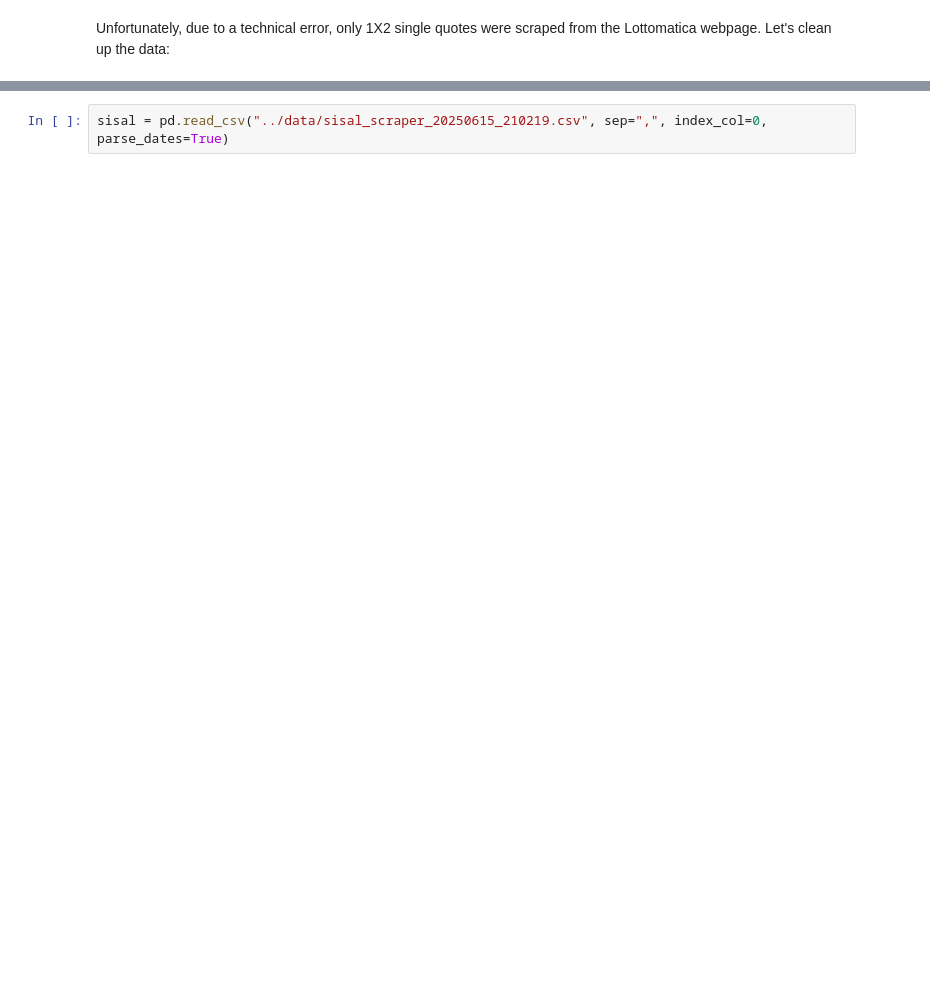
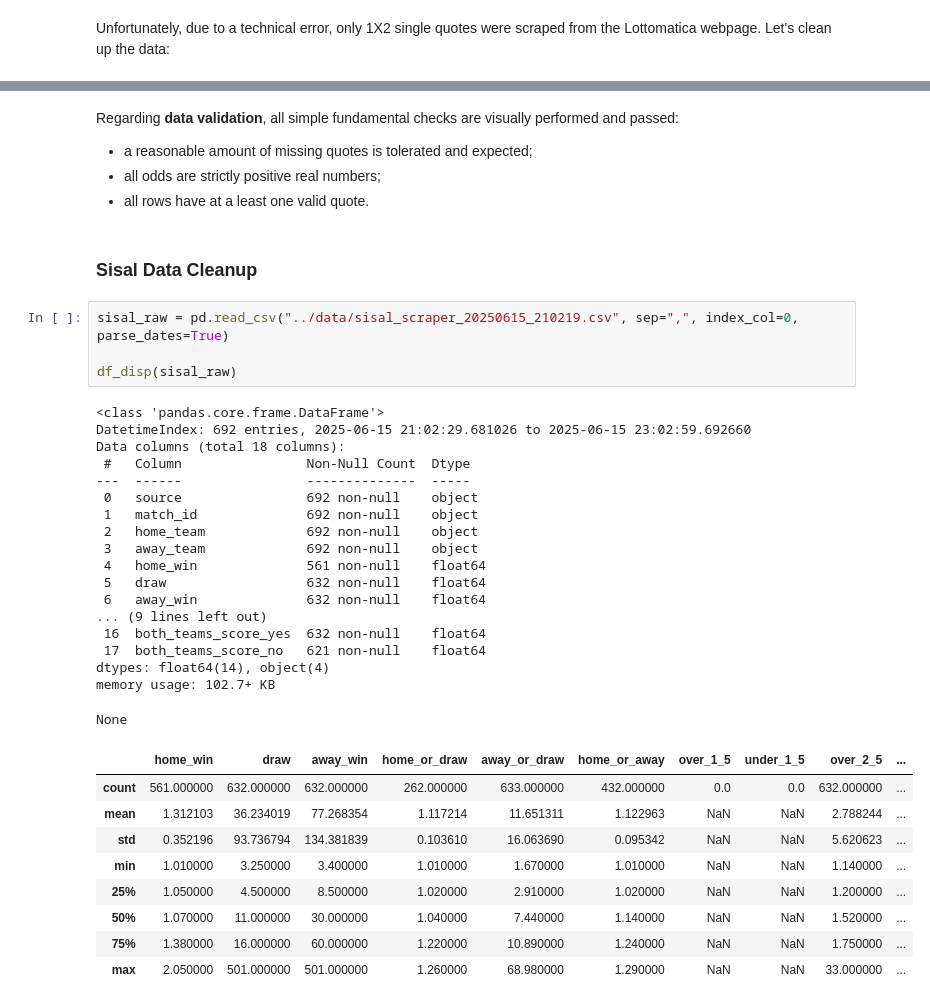
Before and after one commit to GabrieleDiCorato/aida-arbitrage-betting, a Jupyter notebook: notebooks/arbitrage_analysis.ipynb, the cells around one changed output, grey strips where cells are left out. Drawn from its saved outputs; the diff is of its cells as text; blank space fills up the shorter version.

```diff
--- a/notebooks/arbitrage_analysis.ipynb
+++ b/notebooks/arbitrage_analysis.ipynb
@@ -135,2 +186,40 @@ lotto.head()
+# %% [markdown]
+Regarding **data validation**, all simple fundamental checks are visually performed and passed:
+
+- a reasonable amount of missing quotes is tolerated and expected;
+- all odds are strictly positive real numbers;
+- all rows have at a least one valid quote.
+# %% [markdown]
+### Sisal Data Cleanup
 # %%
-sisal = pd.read_csv("../data/sisal_scraper_20250615_210219.csv", sep=",", index_col=0, parse_dates=True)
+sisal_raw = pd.read_csv("../data/sisal_scraper_20250615_210219.csv", sep=",", index_col=0, parse_dates=True)
+
+df_disp(sisal_raw)
+# %% [output]
+<class 'pandas.core.frame.DataFrame'>
+DatetimeIndex: 692 entries, 2025-06-15 21:02:29.681026 to 2025-06-15 23:02:59.692660
+Data columns (total 18 columns):
+ #   Column                Non-Null Count  Dtype
+---  ------                --------------  -----
+ 0   source                692 non-null    object
+ 1   match_id              692 non-null    object
+ 2   home_team             692 non-null    object
+ 3   away_team             692 non-null    object
+ 4   home_win              561 non-null    float64
+ 5   draw                  632 non-null    float64
+ 6   away_win              632 non-null    float64
+... (9 lines left out)
+ 16  both_teams_score_yes  632 non-null    float64
+ 17  both_teams_score_no   621 non-null    float64
+dtypes: float64(14), object(4)
+memory usage: 102.7+ KB
+None
+|  | home_win | draw | away_win | home_or_draw | away_or_draw | home_or_away | over_1_5 | under_1_5 | over_2_5 | ... |
+| count | 561.000000 | 632.000000 | 632.000000 | 262.000000 | 633.000000 | 432.000000 | 0.0 | 0.0 | 632.000000 | ... |
+| mean | 1.312103 | 36.234019 | 77.268354 | 1.117214 | 11.651311 | 1.122963 | NaN | NaN | 2.788244 | ... |
+| std | 0.352196 | 93.736794 | 134.381839 | 0.103610 | 16.063690 | 0.095342 | NaN | NaN | 5.620623 | ... |
+| min | 1.010000 | 3.250000 | 3.400000 | 1.010000 | 1.670000 | 1.010000 | NaN | NaN | 1.140000 | ... |
+| 25% | 1.050000 | 4.500000 | 8.500000 | 1.020000 | 2.910000 | 1.020000 | NaN | NaN | 1.200000 | ... |
+| 50% | 1.070000 | 11.000000 | 30.000000 | 1.040000 | 7.440000 | 1.140000 | NaN | NaN | 1.520000 | ... |
+| 75% | 1.380000 | 16.000000 | 60.000000 | 1.220000 | 10.890000 | 1.240000 | NaN | NaN | 1.750000 | ... |
+| max | 2.050000 | 501.000000 | 501.000000 | 1.260000 | 68.980000 | 1.290000 | NaN | NaN | 33.000000 | ... |
```
Also changed, not shown: parts of 16 cells of this notebook.
